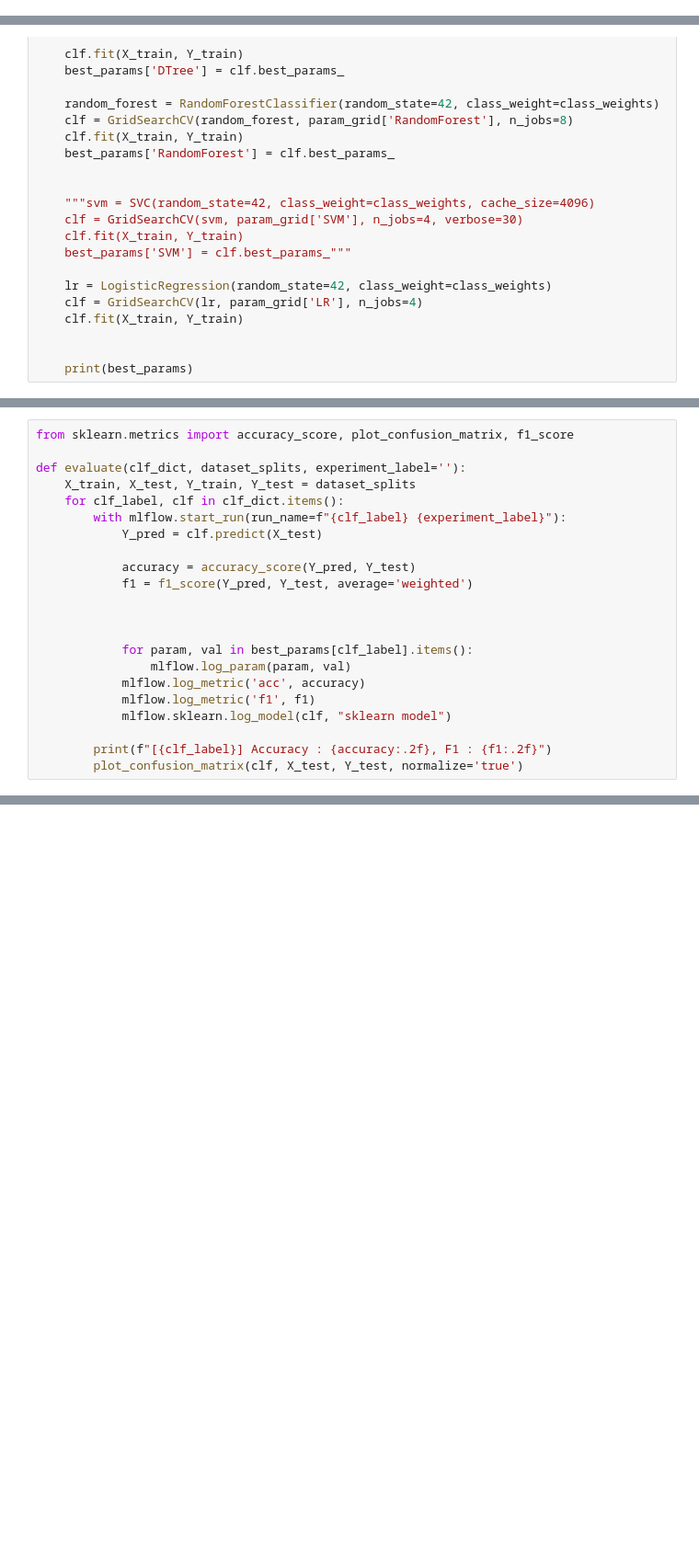
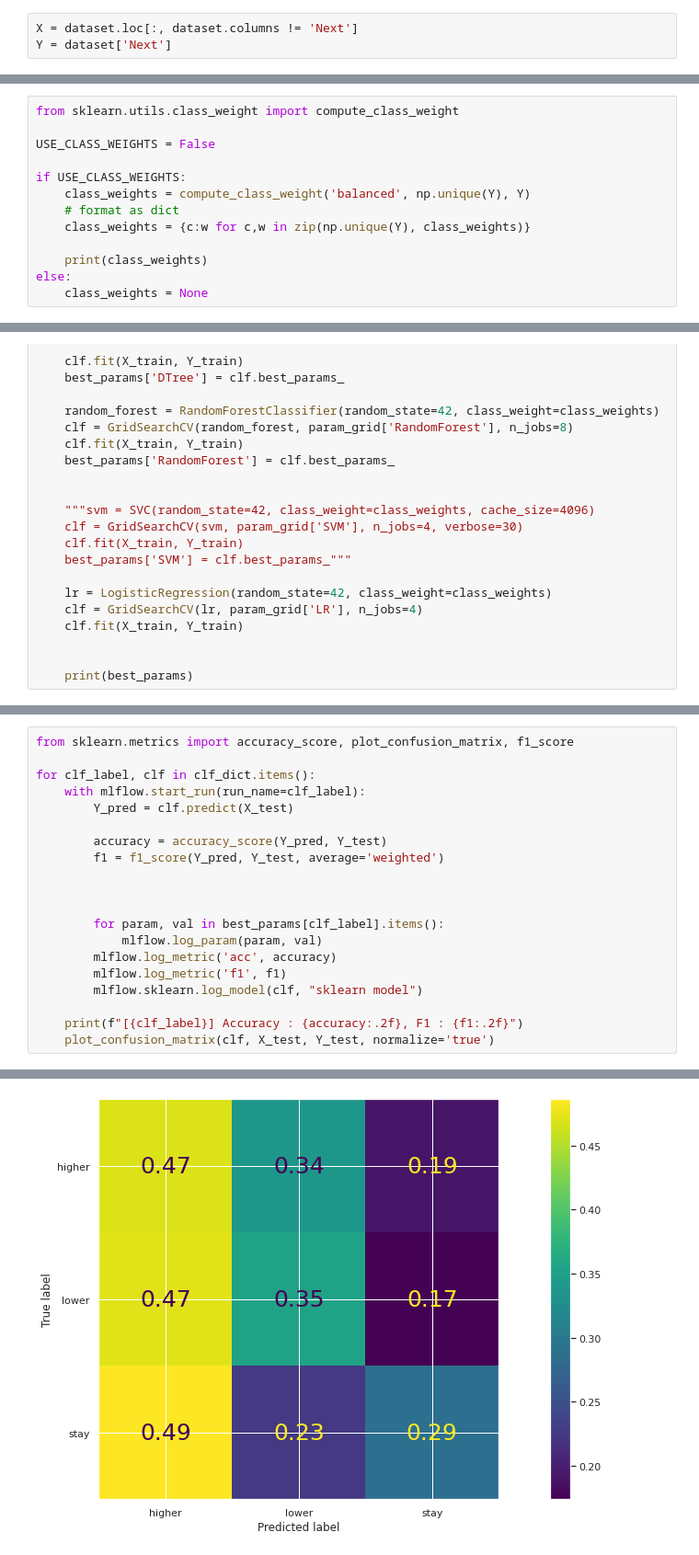
Before and after one commit to Naralas/StonksMarketPrediction, a Jupyter notebook: StockPriceTendencyPrediction.ipynb, the cells around one changed output, grey strips where cells are left out. Shown at 92% size. Saved outputs shown, nothing was run; the diff lists cells and outputs as text; blank space fills up the shorter version.

Commit message:
Added the pipeline back and a new notebook to test predictions with 2 classes

```diff
--- a/StockPriceTendencyPrediction.ipynb
+++ b/StockPriceTendencyPrediction.ipynb
@@ -50,0 +263,3 @@ def pipeline_preprocessing(path, price_column, thresh_diff=0.5, verbose=False):
+# %%
+X = dataset.loc[:, dataset.columns != 'Next']
+Y = dataset['Next']
@@ -50,0 +279,13 @@ def pipeline_preprocessing(path, price_column, thresh_diff=0.5, verbose=False):
+# %%
+from sklearn.utils.class_weight import compute_class_weight
+
+USE_CLASS_WEIGHTS = False
+
+if USE_CLASS_WEIGHTS:
+    class_weights = compute_class_weight('balanced', np.unique(Y), Y)
+    # format as dict
+    class_weights = {c:w for c,w in zip(np.unique(Y), class_weights)}
+
+    print(class_weights)
+else:
+    class_weights = None
@@ -160,22 +387,21 @@ def pipeline_ML(df, data_columns, y_column='Next', use_class_weights=True):
 # %%
 from sklearn.metrics import accuracy_score, plot_confusion_matrix, f1_score
 
-def evaluate(clf_dict, dataset_splits, experiment_label=''):
-    X_train, X_test, Y_train, Y_test = dataset_splits
-    for clf_label, clf in clf_dict.items():
-        with mlflow.start_run(run_name=f"{clf_label} {experiment_label}"):
-            Y_pred = clf.predict(X_test)
+for clf_label, clf in clf_dict.items():
+    with mlflow.start_run(run_name=clf_label):
+        Y_pred = clf.predict(X_test)
 
-            accuracy = accuracy_score(Y_pred, Y_test)
-            f1 = f1_score(Y_pred, Y_test, average='weighted')
+        accuracy = accuracy_score(Y_pred, Y_test)
+        f1 = f1_score(Y_pred, Y_test, average='weighted')
 
 
 
-            for param, val in best_params[clf_label].items():
-                mlflow.log_param(param, val)
-            mlflow.log_metric('acc', accuracy)
-            mlflow.log_metric('f1', f1)
-            mlflow.sklearn.log_model(clf, "sklearn model")
+        for param, val in best_params[clf_label].items():
+            mlflow.log_param(param, val)
+        mlflow.log_metric('acc', accuracy)
+        mlflow.log_metric('f1', f1)
+        mlflow.sklearn.log_model(clf, "sklearn model")
 
-        print(f"[{clf_label}] Accuracy : {accuracy:.2f}, F1 : {f1:.2f}")
-        plot_confusion_matrix(clf, X_test, Y_test, normalize='true')
+    print(f"[{clf_label}] Accuracy : {accuracy:.2f}, F1 : {f1:.2f}")
+    plot_confusion_matrix(clf, X_test, Y_test, normalize='true')
+# %% [output]
@@ -181,0 +412 @@ def evaluate(clf_dict, dataset_splits, experiment_label=''):
+[figure, added]
```
Also changed, not shown: parts of 42 cells of this notebook, 5 other files.
